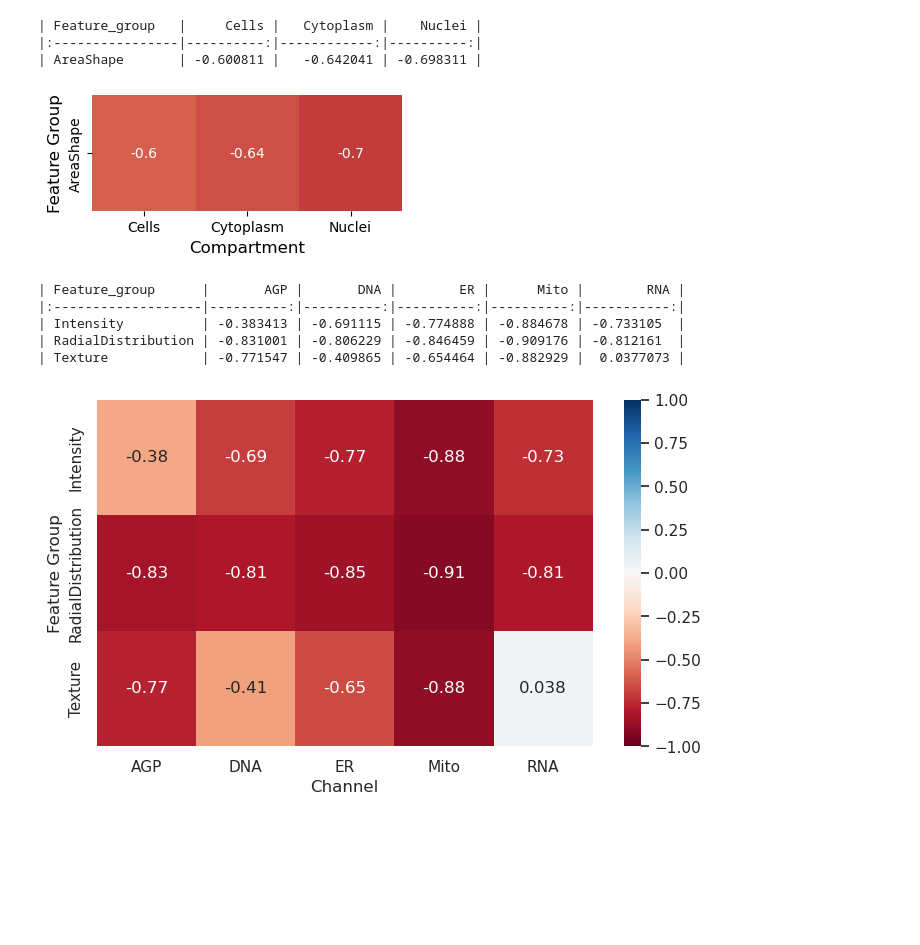
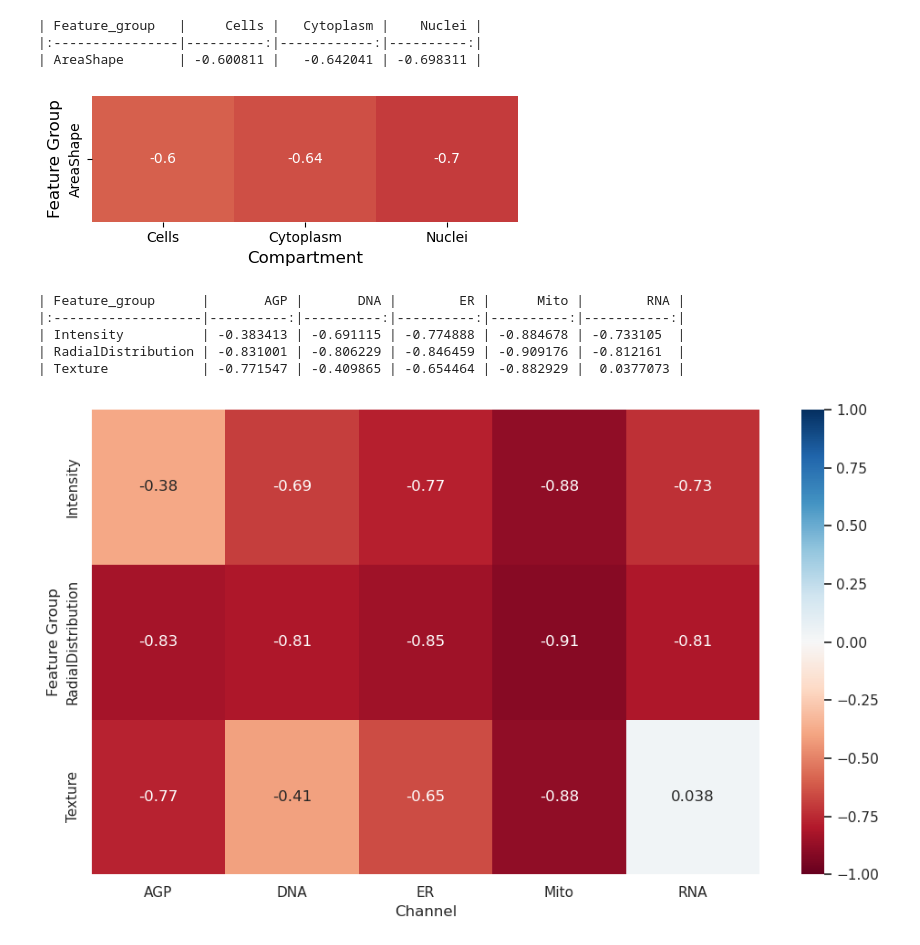
Before and after one commit to jump-cellpainting/2024_Chandrasekaran_Morphmap, a Jupyter notebook: 07.compute-cosine-similarities/09.0.check-MYT1-RNF41-connections.ipynb, the cells around one changed output. Drawn from its saved outputs; the diff is of its cells as text; code cells hidden in the pictures; blank space fills up the shorter version.

```diff
--- a/07.compute-cosine-similarities/09.0.check-MYT1-RNF41-connections.ipynb
+++ b/07.compute-cosine-similarities/09.0.check-MYT1-RNF41-connections.ipynb
@@ -169,32 +169,32 @@ print(compartment_feature_group_df.to_markdown())
 # %%
 n_row = compartment_feature_group_df.shape[0]
 n_col = compartment_feature_group_df.shape[1]
-fig_width = n_row + 3
-fig_height = 1.5
+fig_width = n_row + 4
+fig_height = 2
 
 plt.figure(figsize = (fig_width, fig_height))
 
 f = sns.heatmap(
     compartment_feature_group_df,
     cmap="RdBu",
     vmin=-1,
     vmax=1,
     xticklabels=True,
     yticklabels=True,
     annot=True,
     cbar=None,
 )
 
 f.set(xlabel="Compartment", ylabel="Feature Group")
 
 f.xaxis.label.set_size(12)
 f.yaxis.label.set_size(12)
-
+plt.tight_layout()
 
 plt.savefig("figures/MYT1-RNF41_area_size_compartment.png")
 plt.savefig("figures/MYT1-RNF41_area_size_compartment.svg")
 # %% [output]
-[figure, old version]
+[figure, new version]
 # %%
 channel_feature_group_df = pd.DataFrame()
 
@@ -253,8 +253,8 @@ f.set(xlabel="Channel", ylabel="Feature Group")
 
 f.xaxis.label.set_size(12)
 f.yaxis.label.set_size(12)
-
+plt.tight_layout()
 plt.savefig("figures/MYT1-RNF41_feature_group_channel.png")
 plt.savefig("figures/MYT1-RNF41_feature_group_channel.svg")
 # %% [output]
-[figure, old version]
+[figure, new version]
```
Also changed, not shown: 14 other files.
